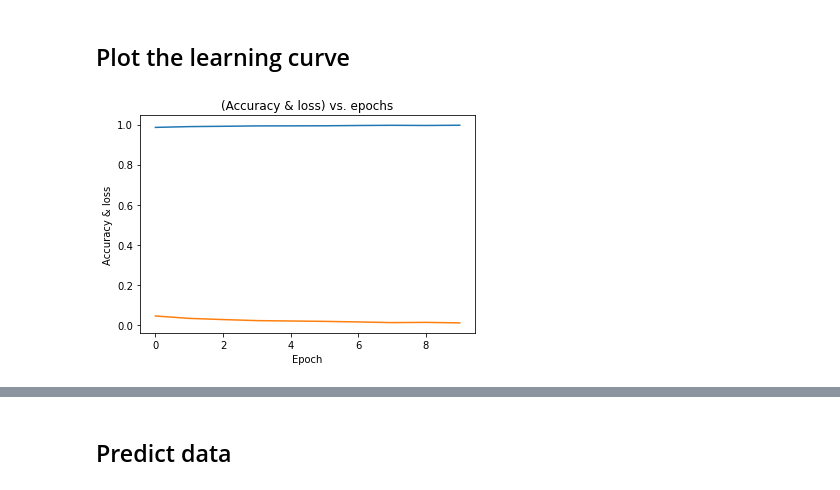
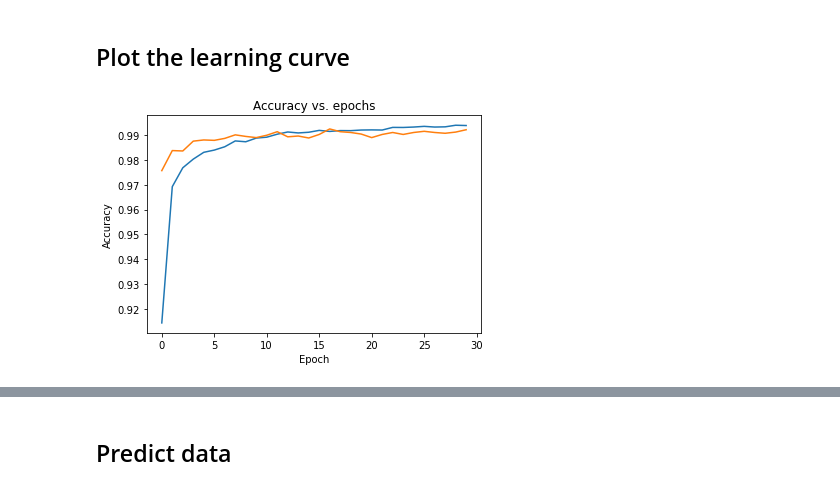
Before and after one commit to LoniQin/deep_learning_notebooks, a Jupyter notebook: tensorflow/Kaggle_Competition_Digit_Recognizer.ipynb, the cells around one changed output, grey strips where cells are left out. Cells and saved outputs as stored; diff of their text form; code cells hidden in the pictures.

```diff
--- a/tensorflow/Kaggle_Competition_Digit_Recognizer.ipynb
+++ b/tensorflow/Kaggle_Competition_Digit_Recognizer.ipynb
@@ -24,10 +22,10 @@ test_images = test.reshape((test.shape[0], 28, 28, 1)) / 255.0
 model = Sequential([
     Conv2D(64, (3, 3), activation='relu', input_shape=(28, 28, 1)),
     MaxPooling2D(2, 2),
-    Dropout(0.2),
+    Dropout(0.5),
     Conv2D(64, (3, 3), activation='relu'),
     MaxPooling2D(2, 2),
-    Dropout(0.2),
+    Dropout(0.5),
     Flatten(),
     Dense(128, activation='relu'),
     Dense(10, activation='softmax')
@@ -65,5 +63,5 @@ _________________________________________________________________
 # %% [markdown]
 ## Train data
 # %%
-history = model.fit(train_images, train_labels, epochs=10)
+history = model.fit(train_images, train_labels, epochs=30, validation_split=0.15)
 # %% [output]
@@ -92,13 +87,14 @@ Epoch 10/10
 # %%
 import matplotlib.pyplot as plt
 try:
     plt.plot(history.history['accuracy'])
+    plt.plot(history.history['val_accuracy'])
 except KeyError:
     plt.plot(history.history['acc'])
-plt.plot(history.history['loss'])
-plt.title('(Accuracy & loss) vs. epochs')
-plt.ylabel('Accuracy & loss')
+    plt.plot(history.history['val_acc'])
+plt.title('Accuracy vs. epochs')
+plt.ylabel('Accuracy')
 plt.xlabel('Epoch')
 plt.show()
 # %% [output]
-[figure, old version]
+[figure, new version]
```
Also changed, not shown: parts of 4 cells of this notebook.
